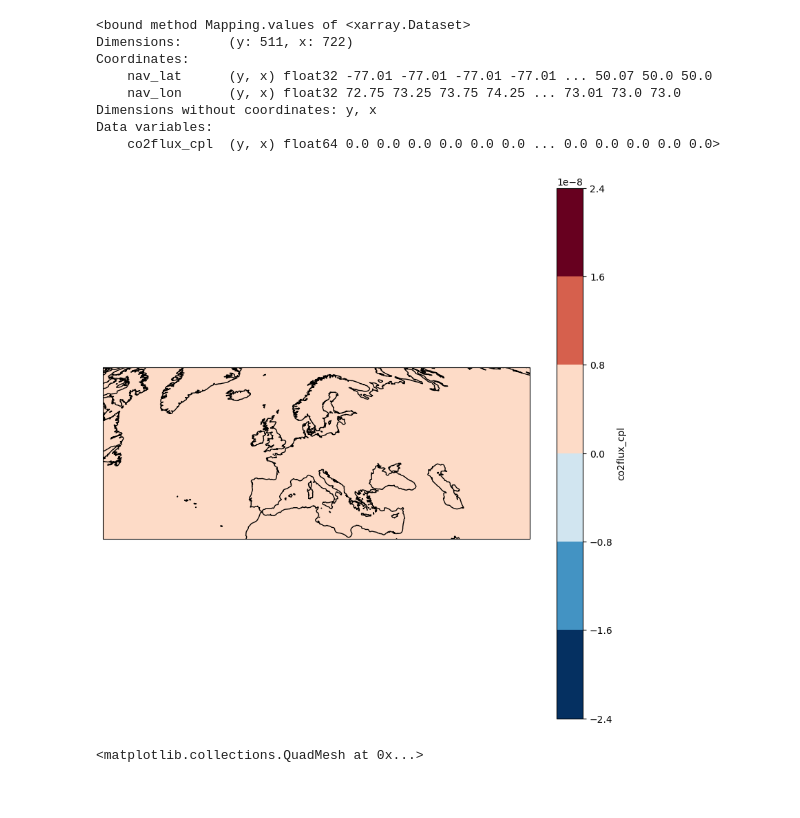
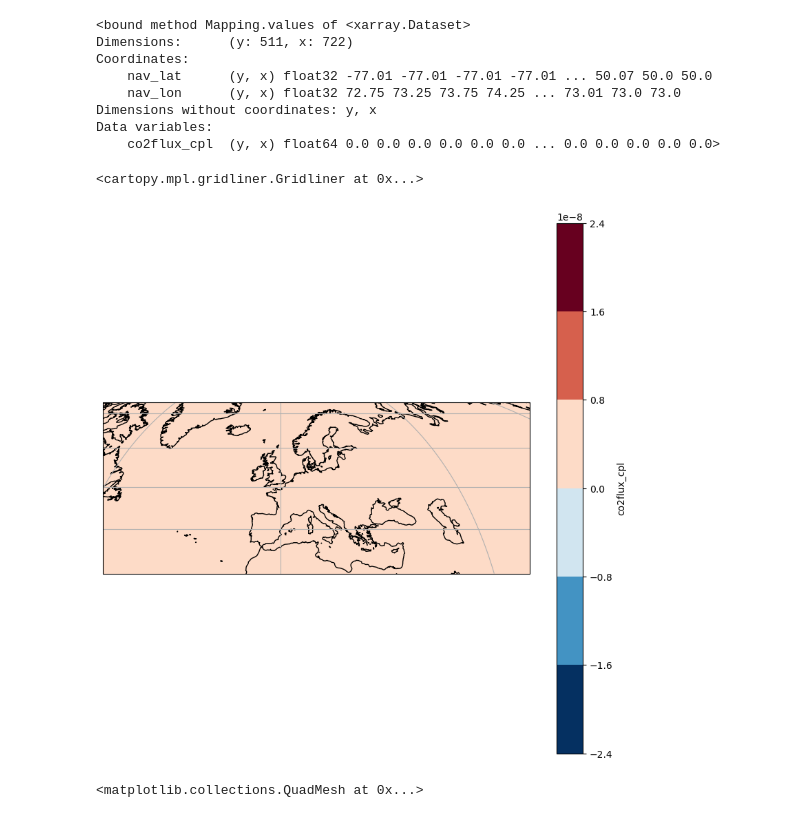
Before and after one commit to chiaraciscato/MScThesis, a Jupyter notebook: CO2flux_OAE.ipynb, the cells around one changed output. Saved outputs shown, nothing was run; the diff lists cells and outputs as text; code cells hidden in the pictures.

```diff
--- a/CO2flux_OAE.ipynb
+++ b/CO2flux_OAE.ipynb
@@ -109,7 +109,7 @@ plt.pcolor(co2flux[1019,:,:])
 <matplotlib.collections.PolyCollection at 0x...>
 [figure]
 # %%
-ds_date_range = data.sel(time_counter=slice('2089', '2099')) # select a time range
+ds_date_range = data.sel(time_counter=slice('2090', '2100')) # select a time range
 # %%
 df = ds_date_range.to_dataframe() # export data as Pandas dataframe
 # %%
@@ -174,11 +174,14 @@ Data variables:
 # %%
 fig=plt.figure(figsize=(10,10), frameon=True)
 
 ax = plt.axes(projection=ccrs.Mollweide())
 mean_array.co2flux_cpl.plot.contourf(ax=ax, transform=ccrs.PlateCarree());
-ax.coastlines(); ax.set_extent([70, -50, 30, 60]) # plot a region
+ax.coastlines();
+ax.set_extent([70, -50, 30, 60])
+ax.gridlines()
 # %% [output]
+<cartopy.mpl.gridliner.Gridliner at 0x...>
-[figure, old version]
+[figure, new version]
 # %%
 ds_date_range.co2flux_cpl.mean(dim=('time_counter')).plot()
 # %% [output]
```
Also changed, not shown: parts of 10 cells of this notebook, 12 other files.
